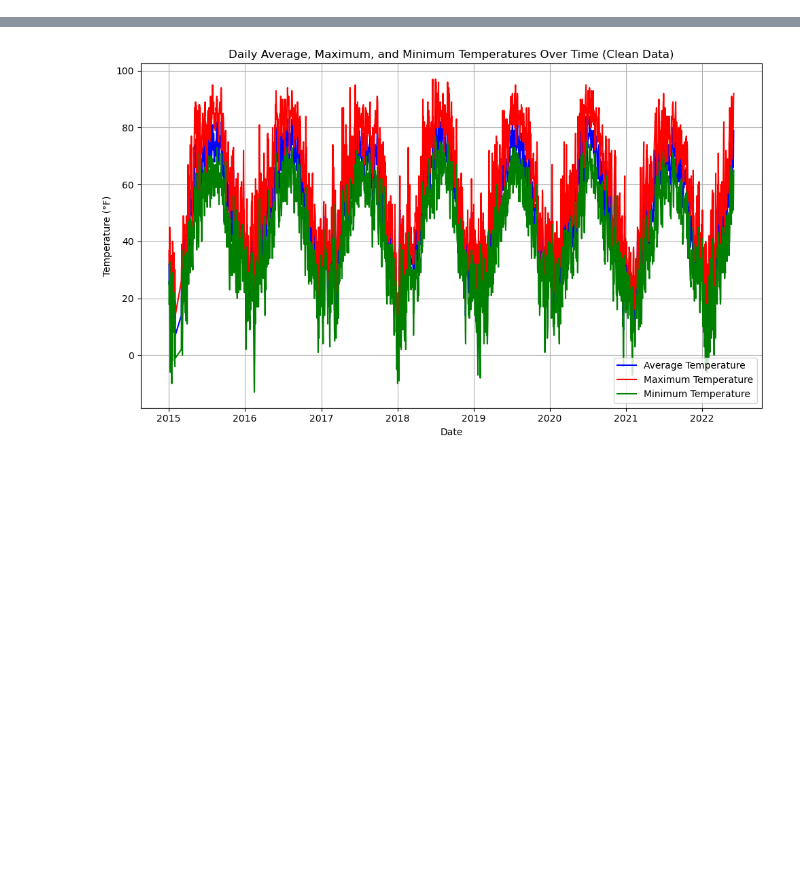
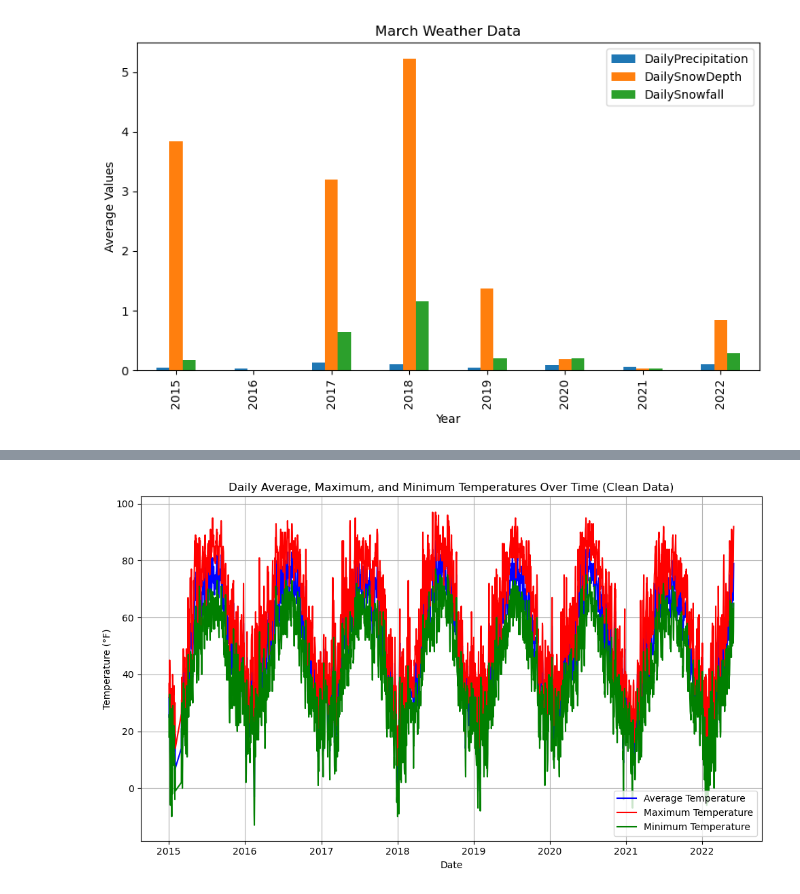
Before and after one commit to connerdekok/Albany_New_York_Weather, a Jupyter notebook: new_york.ipynb, the cells around one changed output, grey strips where cells are left out. Saved outputs shown, nothing was run; the diff lists cells and outputs as text; code cells hidden in the pictures; blank space fills up the shorter version.

```diff
--- a/new_york.ipynb
+++ b/new_york.ipynb
@@ -162,0 +244,3 @@ ny_weather_clean_sorted_df.count()
+# %%
+mar_avg = avg_groupby.iloc[15:23, 0:3]
+mar_avg
@@ -162,0 +258,15 @@ ny_weather_clean_sorted_df.count()
+# %%
+mar_plot = mar_avg.plot(kind='bar', figsize = (8,5))
+
+years = [index[1] for index in mar_avg.index]
+
+mar_plot.set_xticklabels(years)
+
+mar_plot.set_title('March Weather Data')
+mar_plot.set_xlabel('Year')
+mar_plot.set_ylabel('Average Values')
+
+plt.tight_layout()
+plt.show()
+# %% [output]
+[figure, added]
```
Also changed, not shown: parts of 33 cells of this notebook.
